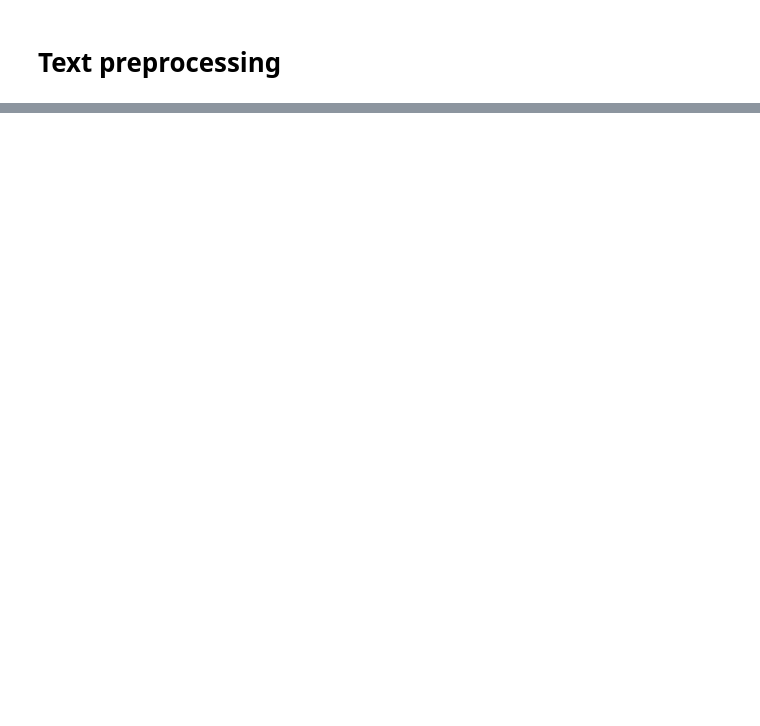
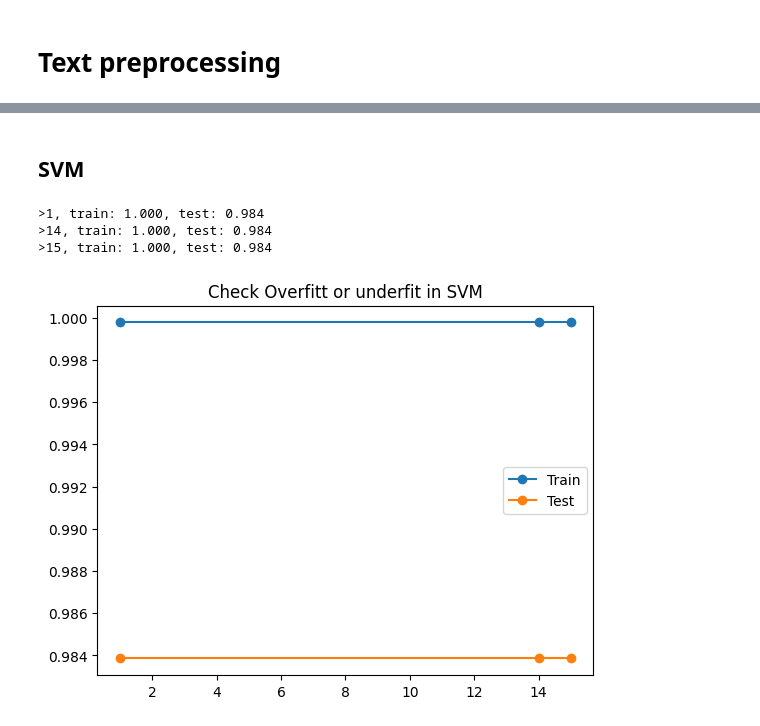
Before and after one commit to ackermanjayjay/sms-spam, a Jupyter notebook: project_transfer_learning_embed.ipynb, the cells around one changed output, grey strips where cells are left out. Drawn from its saved outputs; the diff is of its cells as text; code cells hidden in the pictures; blank space fills up the shorter version.

```diff
--- a/project_transfer_learning_embed.ipynb
+++ b/project_transfer_learning_embed.ipynb
@@ -92,0 +247,7 @@ text preprocessing techniques like stemming and stop words removal.
+# %%
+model_knn=Pipeline([
+    ('over sampling',SMOTE(random_state=0)), #  handling imbalance labels SMOTE over-sampling
+    ('knn',KNeighborsClassifier(metric='cosine'))
+])
+# %%
+model_knn.fit(X_train,y_train)
@@ -92,0 +278,7 @@ text preprocessing techniques like stemming and stop words removal.
+# %%
+model_svm=Pipeline([
+    ('over sampling',SMOTE(random_state=0)), #  handling imbalance labels SMOTE over-sampling
+    ('SVM',SVC())
+])
+# %%
+model_svm.fit(X_train,y_train)
@@ -92,0 +341,35 @@ text preprocessing techniques like stemming and stop words removal.
+# %% [markdown]
+## SVM
+# %%
+values = [1,14,15]
+train_scores=[]
+test_scores=[]
+for i in values:
+  model_svm=Pipeline([
+    ('over sampling',SMOTE(random_state=0)), #  handling imbalance labels SMOTE over-sampling
+    ('SVM',SVC(degree=i))
+])
+  # configure the model
+  # fit model on the training dataset
+  model_svm.fit(X_train, y_train)
+  # evaluate on the train dataset
+  train_yhat = model_svm.predict(X_train)
+  train_acc = accuracy_score(y_train, train_yhat)
+  train_scores.append(train_acc)
+  # evaluate on the test dataset
+  test_yhat = model_svm.predict(X_test)
+  test_acc = accuracy_score(y_test, test_yhat)
+  test_scores.append(test_acc)
+  # summarize progress
+  print('>%d, train: %.3f, test: %.3f' % (i, train_acc, test_acc))
+# plot of train and test scores vs number of neighbors
+plt.plot(values, train_scores, '-o', label='Train')
+plt.plot(values, test_scores, '-o', label='Test')
+plt.title("Check Overfitt or underfit in SVM")
+plt.legend()
+plt.show()
+# %% [output]
+>1, train: 1.000, test: 0.984
+>14, train: 1.000, test: 0.984
+>15, train: 1.000, test: 0.984
+[figure, added]
```
Also changed, not shown: parts of 54 cells of this notebook.
